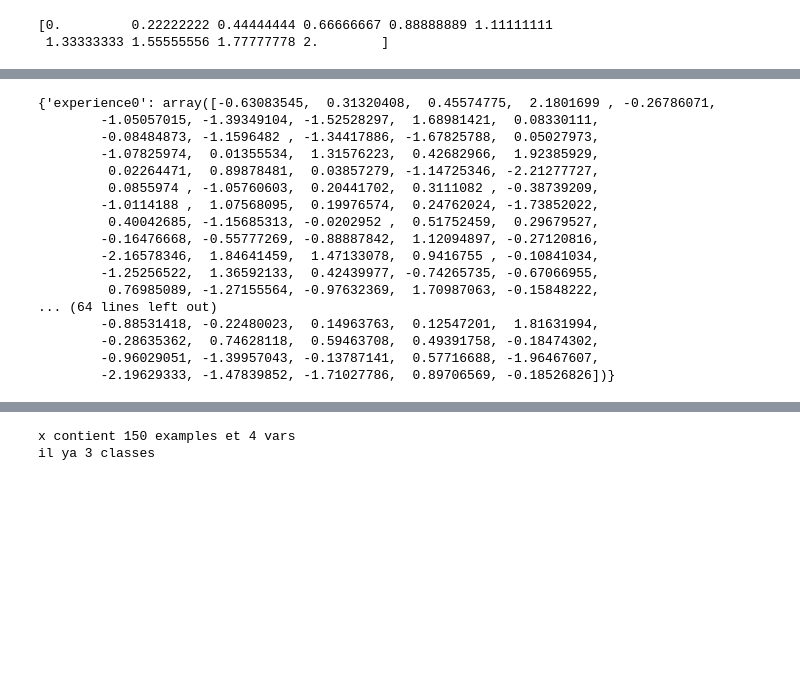
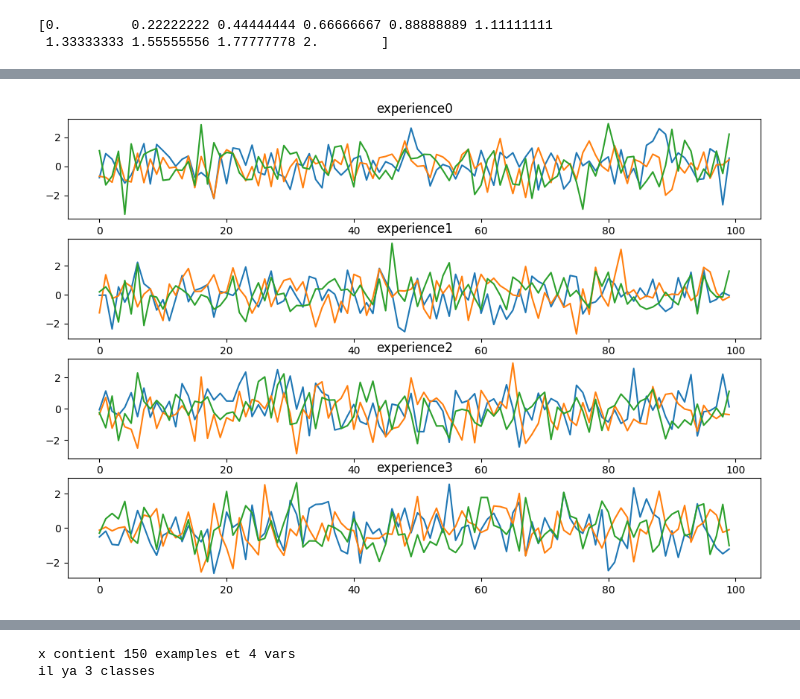
Before and after one commit to Meyyaou/pythondaily, a Jupyter notebook: data_visu2.ipynb, the cells around one changed output, grey strips where cells are left out. Drawn from its saved outputs; the diff is of its cells as text; code cells hidden in the pictures; blank space fills up the shorter version.

```diff
--- a/data_visu2.ipynb
+++ b/data_visu2.ipynb
@@ -93,25 +104,7 @@ plt.show()
 # %%
 #exo
-dataset={f"experience{i}": np.random.randn(100)for i in range(4)}
-dataset
+dataset={f"experience{i}": np.random.randn(100,3)for i in range(4)}
+#dataset
-# %% [output]
-{'experience0': array([-0.63083545,  0.31320408,  0.45574775,  2.1801699 , -0.26786071,
-        -1.05057015, -1.39349104, -1.52528297,  1.68981421,  0.08330111,
-        -0.08484873, -1.1596482 , -1.34417886, -1.67825788,  0.05027973,
-        -1.07825974,  0.01355534,  1.31576223,  0.42682966,  1.92385929,
-         0.02264471,  0.89878481,  0.03857279, -1.14725346, -2.21277727,
-         0.0855974 , -1.05760603,  0.20441702,  0.3111082 , -0.38739209,
-        -1.0114188 ,  1.07568095,  0.19976574,  0.24762024, -1.73852022,
-         0.40042685, -1.15685313, -0.0202952 ,  0.51752459,  0.29679527,
-        -0.16476668, -0.55777269, -0.88887842,  1.12094897, -0.27120816,
-        -2.16578346,  1.84641459,  1.47133078,  0.9416755 , -0.10841034,
-        -1.25256522,  1.36592133,  0.42439977, -0.74265735, -0.67066955,
-         0.76985089, -1.27155564, -0.97632369,  1.70987063, -0.15848222,
-... (64 lines left out)
-        -0.88531418, -0.22480023,  0.14963763,  0.12547201,  1.81631994,
-        -0.28635362,  0.74628118,  0.59463708,  0.49391758, -0.18474302,
-        -0.96029051, -1.39957043, -0.13787141,  0.57716688, -1.96467607,
-        -2.19629333, -1.47839852, -1.71027786,  0.89706569, -0.18526826])}
 # %%
 def graph(dataset):
   plt.figure()
@@ -133,5 +126,20 @@ def graph(dataset):
   plt.title('experience3')
 
   plt.show()
+# %%
+#solu exo plus opt
+def graphe(data):
+  n=len(data)
+  plt.figure(figsize=(12,8))
+  #fct zip on fait des iterations sur 2 datastruct en parallele
+  for k,i in zip(data.keys(), range(1, n+1)):
+    plt.subplot(n, 1, i)
+    plt.plot(data[k])
+    plt.title(k)
+  plt.show()
+
+graphe(dataset)
+# %% [output]
+[figure, added]
 # %%
 graph(dataset)
```
Also changed, not shown: parts of 24 cells of this notebook.
